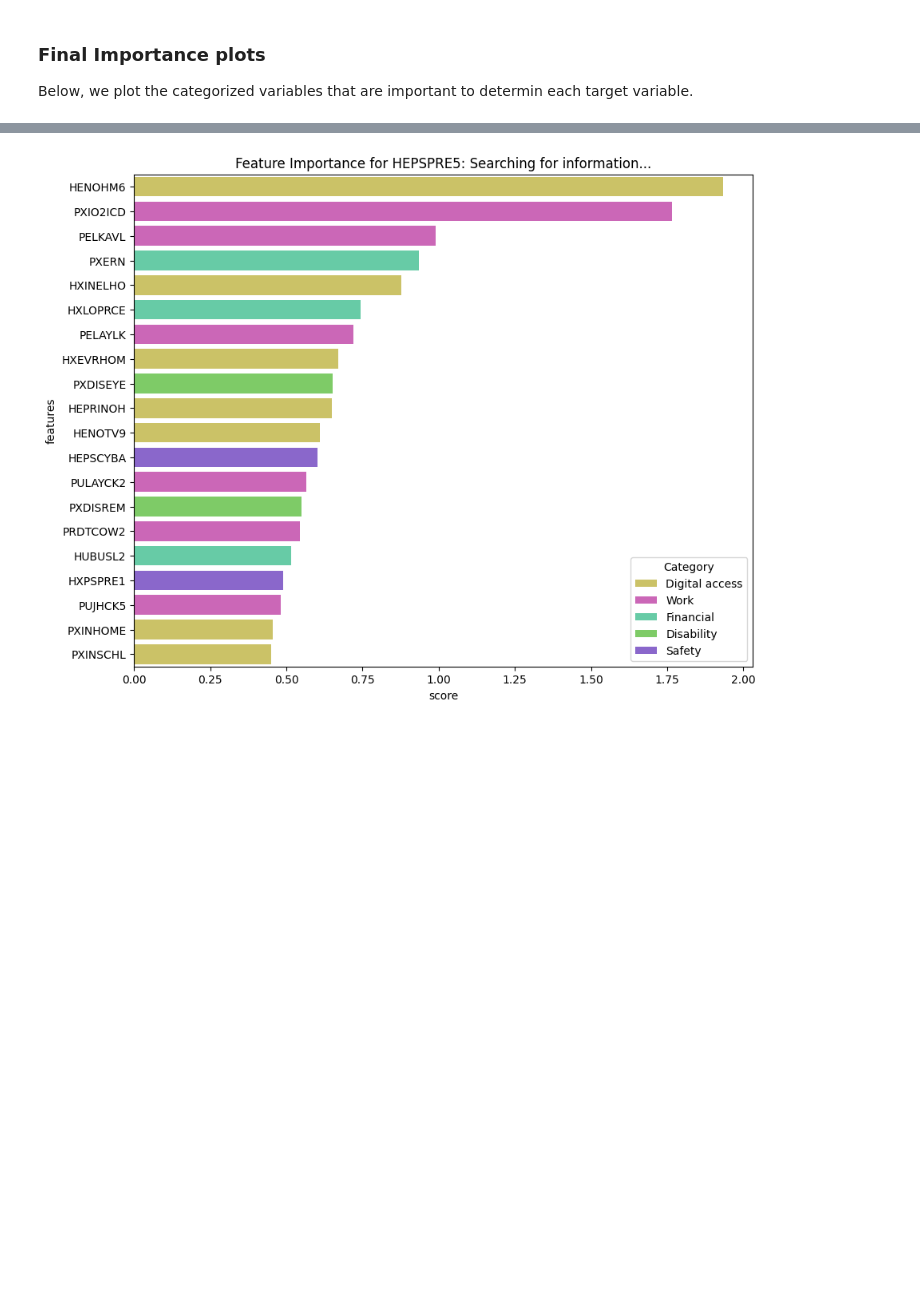
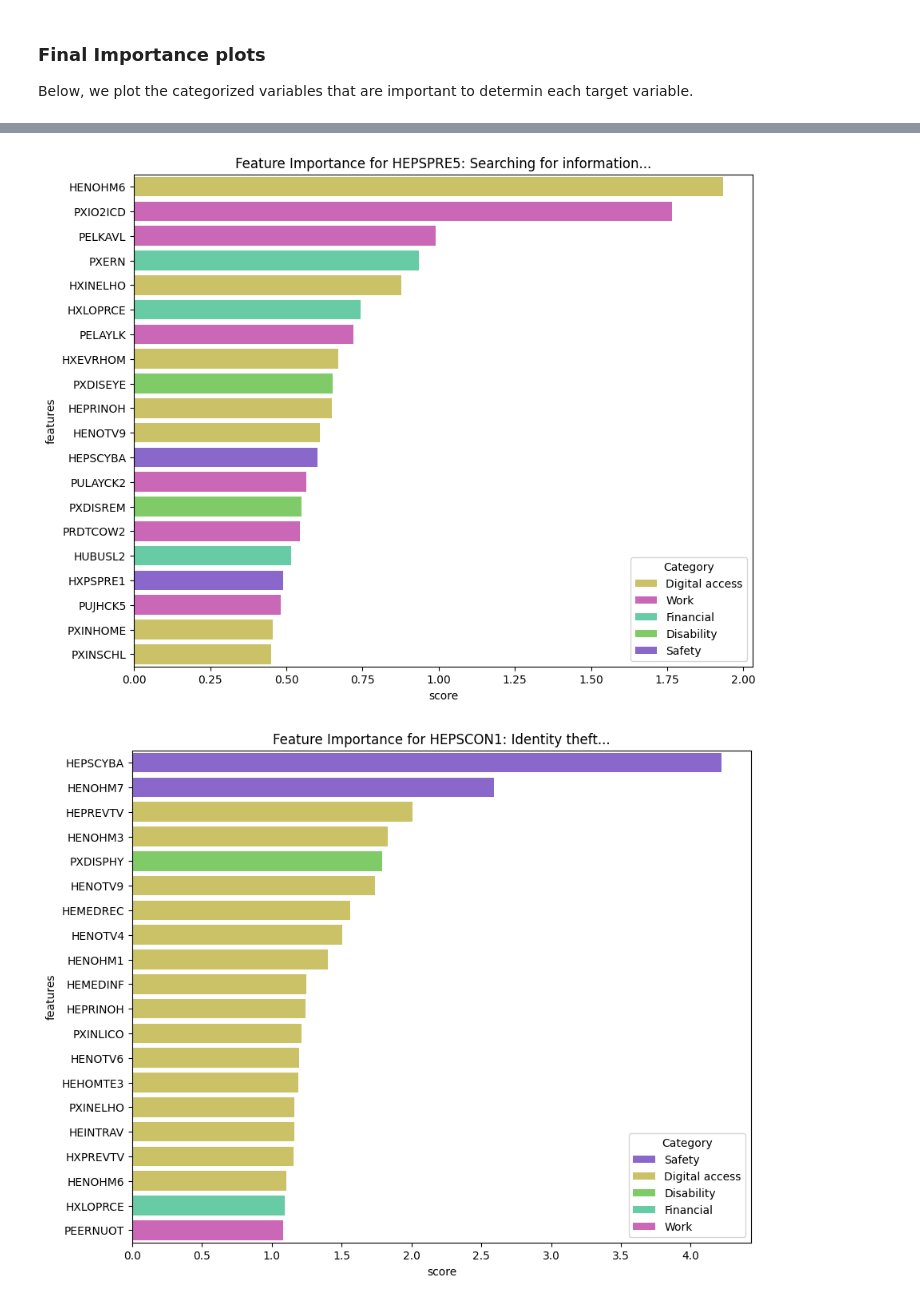
Before and after one commit to swag2198/data-literacy, a Jupyter notebook: exp/XGB_feature_importance.ipynb, the cells around one changed output, grey strips where cells are left out. Cells and saved outputs as stored; diff of their text form; code cells hidden in the pictures; blank space fills up the shorter version.

Commit message:
Added importance plots for concern variables

```diff
--- a/exp/XGB_feature_importance.ipynb
+++ b/exp/XGB_feature_importance.ipynb
@@ -447,39 +315,42 @@ palette = sns.color_palette("hls", len(unique_categories))
 # Create a dictionary mapping each category to a color
 color_dict = dict(zip(unique_categories, palette))
 
-for target in range(1, 6):
-    var_name = f'HEPSPRE{target}'
+for var_name in [f'HEPSPRE{i}' for i in [1,2,3,4,5]] + [f'HEPSCON{i}' for i in [1,2,3,4,5,6,8,]]:
+
     importance_df = pd.read_csv(os.path.join(path, f'{var_name}.csv'))
     # select top 20 rows of the dataframe
     importance_df = importance_df.iloc[:20]
 
     # plot a bar chart of the feature importance, use the variable names as the y-axis labels, and use
     # different colors for the bars depending on the category of the variable
 
     var_categories = feat_dict[var_name]
 
     #rename the first column to 'features'
     importance_df.rename(columns={'Unnamed: 0': 'features'}, inplace=True)
 
     # Create a new column in importance_df for the categories using var_categories
     importance_df['category'] = importance_df['features'].map(var_categories)
 
     # Plot the bar chart
     plt.figure(figsize=(10, 8))
     sns.barplot(x='score', y='features', hue='category', data=importance_df, palette=color_dict, dodge=False)
 
     # Show the legend
     plt.legend(title='Category')
 
-    plt.title(f'Feature Importance for {var_name}: {ACTIVITIES_MAP[var_name][:25]}...')
+    feature_description_map = ACTIVITIES_MAP if var_name.startswith("HEPSPRE") else CONCERNS_MAP
+
+    plt.title(f'Feature Importance for {var_name}: {feature_description_map[var_name][:25]}...')
 
     # Show the plot
     plt.show()
 
     #plt.savefig(path + f'/HEPSPRE{target}_colored.png', dpi=300, bbox_inches='tight')
 # %% [output]
 [figure]
 [figure]
 [figure]
 [figure]
 [figure]
+[figure, added]
```
Also changed, not shown: parts of 3 cells of this notebook, 4 other files.
